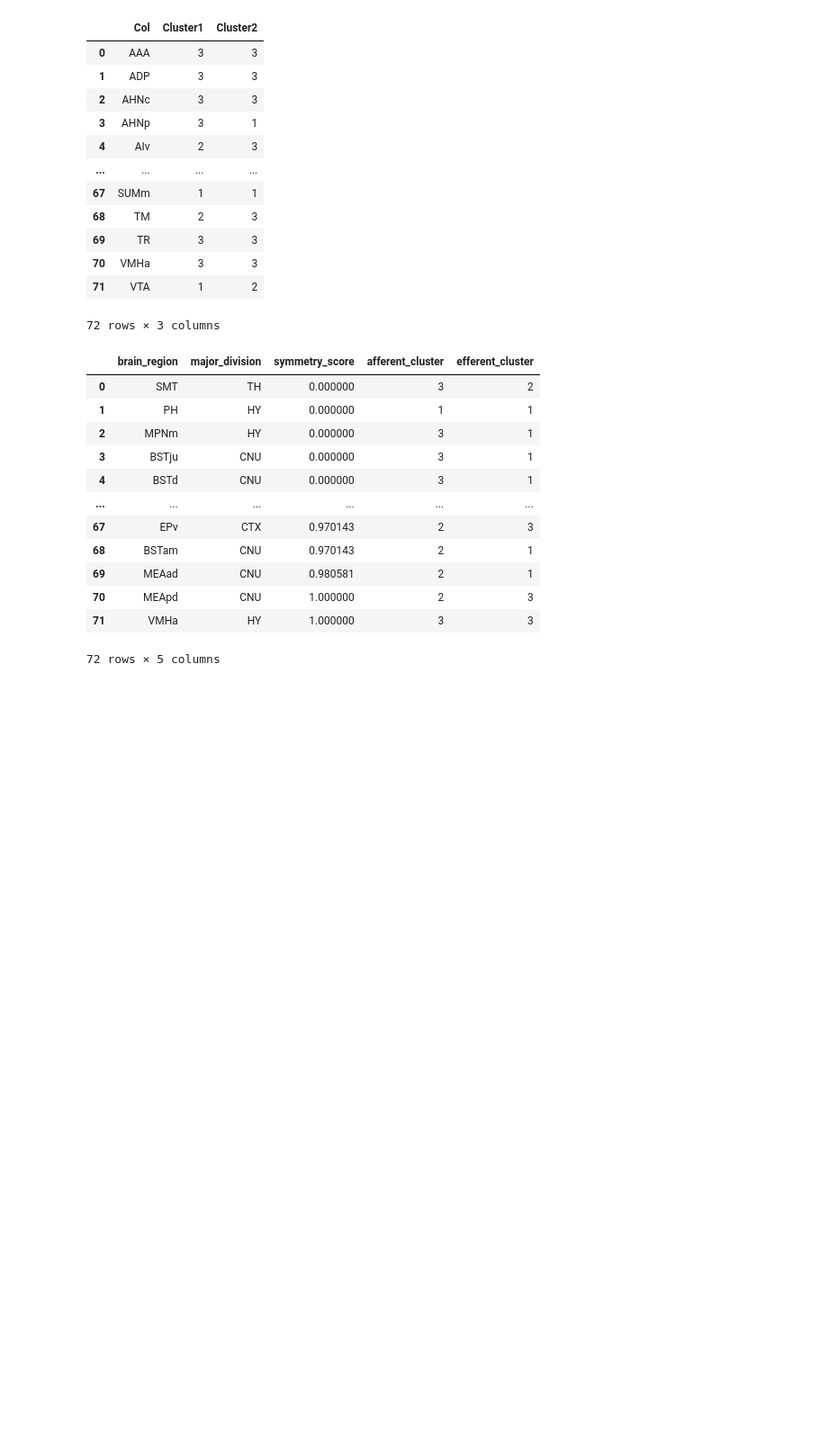
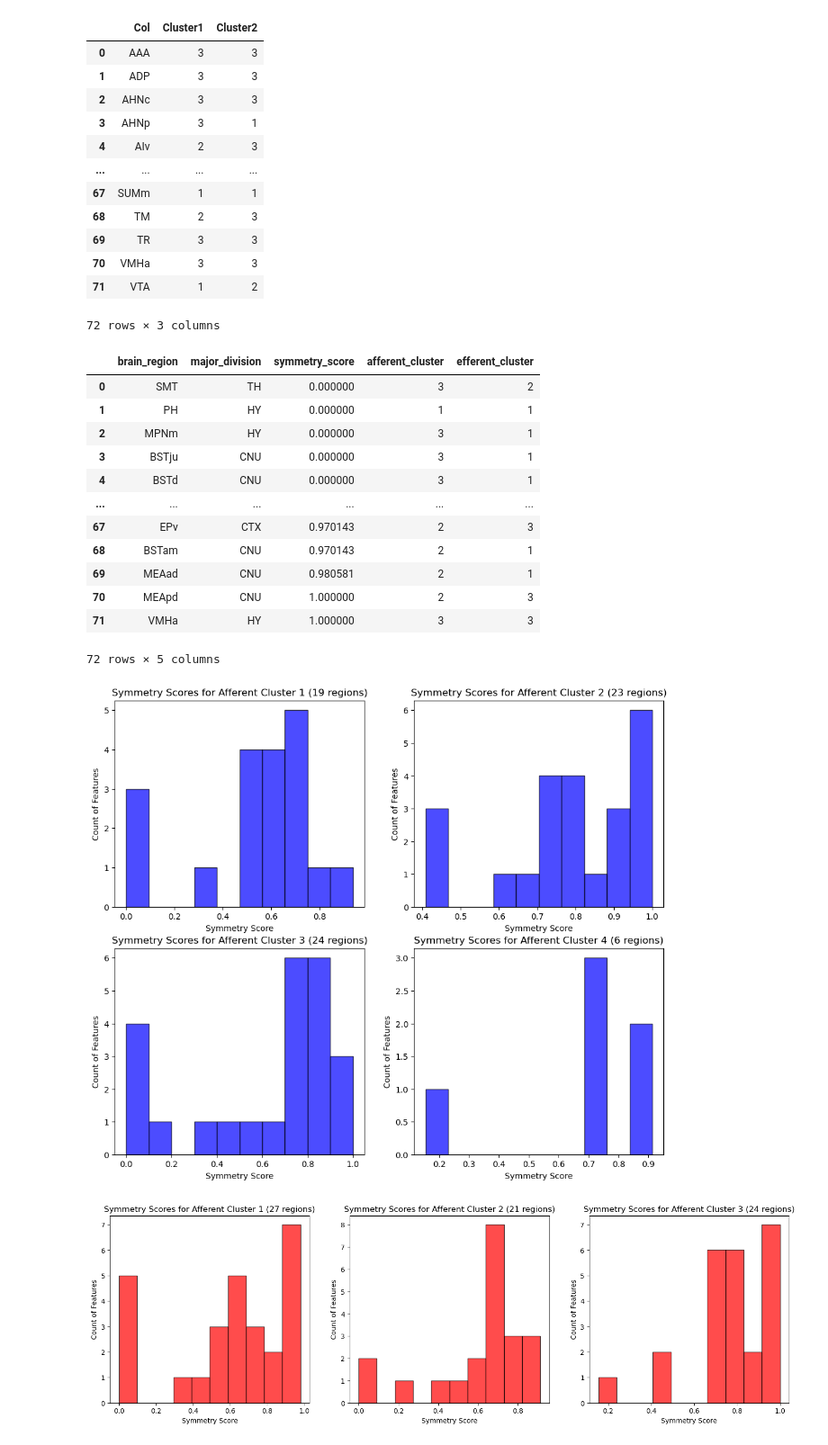
Before and after one commit to chris-weinberger/br2f_connectome, a Jupyter notebook: scripts/symmetry_analysis.ipynb, the cells around one changed output. Shown at 90% size. Cells and saved outputs as stored; diff of their text form; code cells hidden in the pictures; blank space fills up the shorter version.

Commit message:
added section to generate distributions of symmetry scores by cluster assignment

```diff
--- a/scripts/symmetry_analysis.ipynb
+++ b/scripts/symmetry_analysis.ipynb
@@ -637,0 +638,43 @@ final_df_sorted_clusters.to_csv('../output/brain_regions_symmetry_score.csv')
+# %%
+# finally, compute average symmetry scores by cluster
+
+num_aff_clusters = np.max(community_assignments_a)
+num_eff_clusters = np.max(community_assignments_e)
+
+aff_symm_scores = {}
+eff_symm_scores = {}
+
+
+fig, axs = plt.subplots(2,2, figsize=(12, 10))
+axs_flat = axs.flat
+
+for i in range(num_aff_clusters):
+    cluster_index = i+1
+    df_curr_cluster_regions = final_df_sorted_clusters[final_df_sorted_clusters['afferent_cluster']==cluster_index]
+    num_regions = len(df_curr_cluster_regions)
+
+    # plot histogram of symmetry scores for each cluster
+    ax = axs_flat[i]
+    ax.hist(df_curr_cluster_regions['symmetry_score'], color='blue', edgecolor='black', alpha=0.7)
+    ax.set_title(f'Symmetry Scores for Afferent Cluster {cluster_index} ({num_regions} regions)')
+    ax.set_xlabel('Symmetry Score')
+    ax.set_ylabel('Count of Features')
+plt.savefig('../output/symmetry_scores_by_afferent_cluster.jpg')
+
+fig, axs = plt.subplots(1,3, figsize=(18, 5))
+axs_flat = axs.flat
+for i in range(num_eff_clusters):
+    cluster_index = i+1
+    df_curr_cluster_regions = final_df_sorted_clusters[final_df_sorted_clusters['efferent_cluster']==cluster_index]
+    num_regions = len(df_curr_cluster_regions)
+
+    # plot histogram of symmetry scores for each cluster
+    ax = axs_flat[i]
+    ax.hist(df_curr_cluster_regions['symmetry_score'], color='red', edgecolor='black', alpha=0.7)
+    ax.set_title(f'Symmetry Scores for Afferent Cluster {cluster_index} ({num_regions} regions)')
+    ax.set_xlabel('Symmetry Score')
+    ax.set_ylabel('Count of Features')
+plt.savefig('../output/symmetry_scores_by_efferent_cluster.jpg')
+# %% [output]
+[figure, added]
+[figure, added]
```
Also changed, not shown: parts of 1 cell of this notebook, 5 other files.
